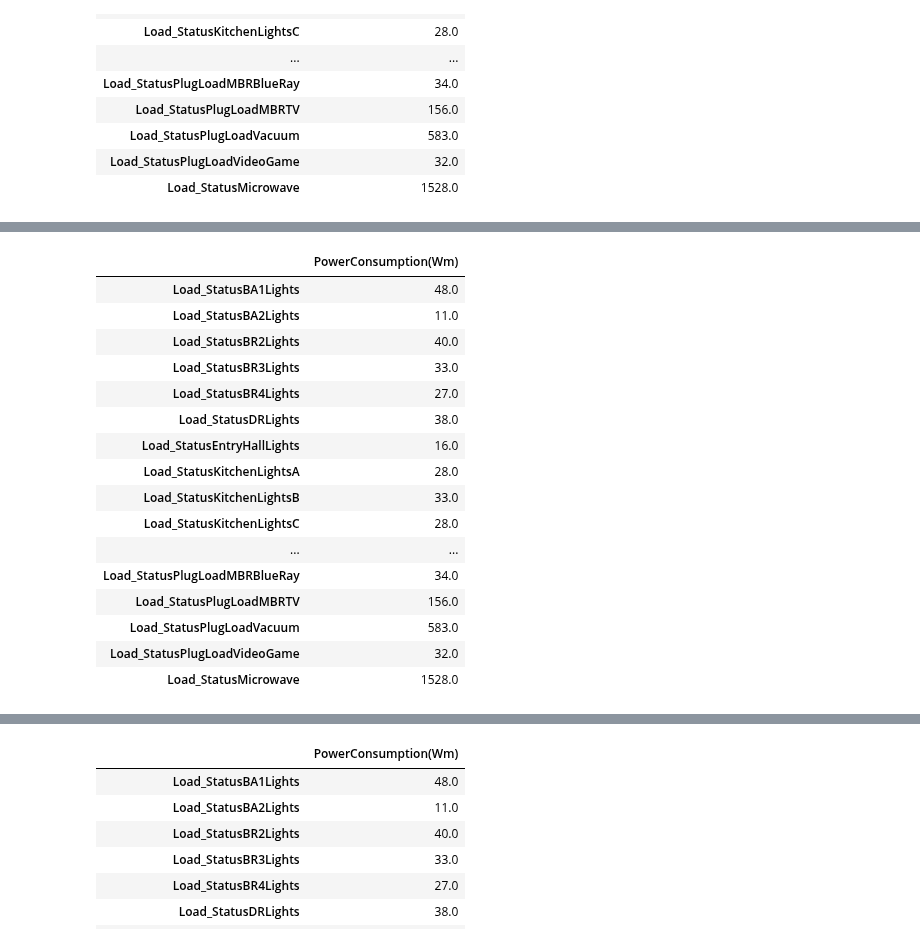
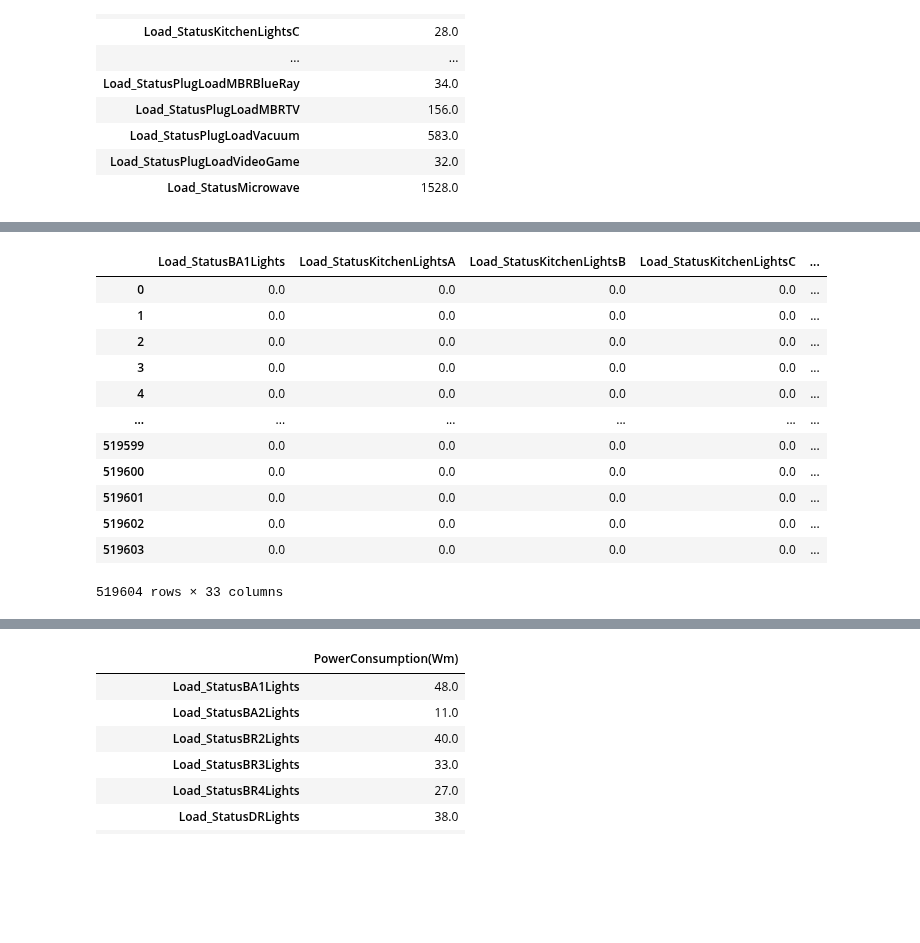
Before and after one commit to christiannielsen98/Datavidenskab-P6, a Jupyter notebook: Project/_03FeatureSelection/NZERTF_dataframe_redundancies.ipynb, the cells around one changed output, grey strips where cells are left out. Saved outputs shown, nothing was run; the diff lists cells and outputs as text; code cells hidden in the pictures; blank space fills up the shorter version.

```diff
--- a/Project/_03FeatureSelection/NZERTF_dataframe_redundancies.ipynb
+++ b/Project/_03FeatureSelection/NZERTF_dataframe_redundancies.ipynb
@@ -6,3 +5,3 @@ from Project.Database import Db
 # %%
-timestamp_dict = create_redundancy_dataframes()
+timestamp_dict = create_redundancy_dataframes().copy()
 # %%
@@ -30,21 +45,16 @@ power_consumption_df
 # %%
-power_consumption_df = find_average_power_consumption_per_minute().loc[lambda self: self.index.isin(timestamp_dict['Year1'].columns[1:])]
-power_consumption_df
+timestamp_dict['Year2'][lambda self: self.columns[1:]]
 # %% [output]
-|  | PowerConsumption(Wm) |
-| Load_StatusBA1Lights | 48.0 |
-| Load_StatusBA2Lights | 11.0 |
-| Load_StatusBR2Lights | 40.0 |
-| Load_StatusBR3Lights | 33.0 |
-| Load_StatusBR4Lights | 27.0 |
-| Load_StatusDRLights | 38.0 |
-| Load_StatusEntryHallLights | 16.0 |
-| Load_StatusKitchenLightsA | 28.0 |
-| Load_StatusKitchenLightsB | 33.0 |
-| Load_StatusKitchenLightsC | 28.0 |
-| ... | ... |
-| Load_StatusPlugLoadMBRBlueRay | 34.0 |
-| Load_StatusPlugLoadMBRTV | 156.0 |
-| Load_StatusPlugLoadVacuum | 583.0 |
-| Load_StatusPlugLoadVideoGame | 32.0 |
-| Load_StatusMicrowave | 1528.0 |
+|  | Load_StatusBA1Lights | Load_StatusKitchenLightsA | Load_StatusKitchenLightsB | Load_StatusKitchenLightsC | ... |
+| 0 | 0.0 | 0.0 | 0.0 | 0.0 | ... |
+| 1 | 0.0 | 0.0 | 0.0 | 0.0 | ... |
+| 2 | 0.0 | 0.0 | 0.0 | 0.0 | ... |
+| 3 | 0.0 | 0.0 | 0.0 | 0.0 | ... |
+| 4 | 0.0 | 0.0 | 0.0 | 0.0 | ... |
+| ... | ... | ... | ... | ... | ... |
+| 519599 | 0.0 | 0.0 | 0.0 | 0.0 | ... |
+| 519600 | 0.0 | 0.0 | 0.0 | 0.0 | ... |
+| 519601 | 0.0 | 0.0 | 0.0 | 0.0 | ... |
+| 519602 | 0.0 | 0.0 | 0.0 | 0.0 | ... |
+| 519603 | 0.0 | 0.0 | 0.0 | 0.0 | ... |
+519604 rows × 33 columns
```
Also changed, not shown: parts of 11 cells of this notebook.
